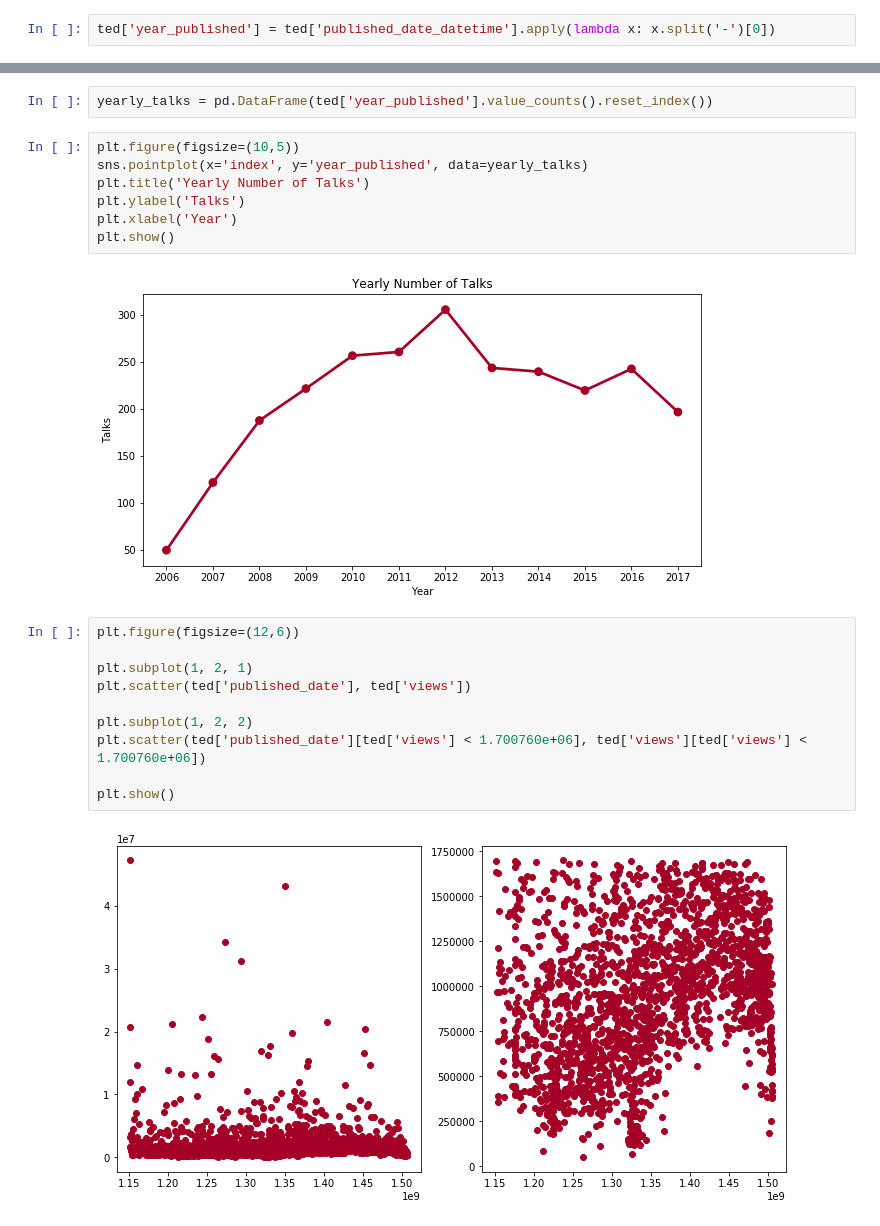
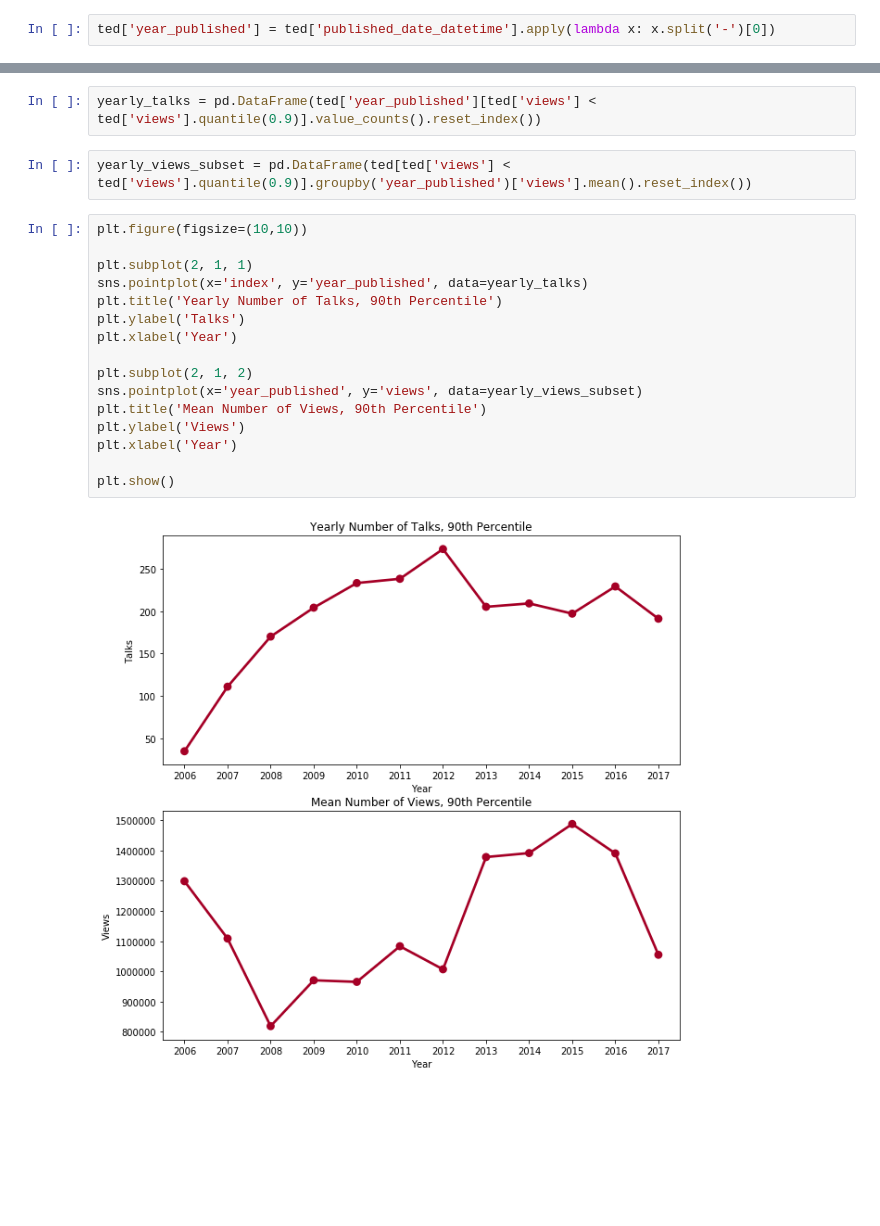
Before and after one commit to lilpricey/Thinkful, a Jupyter notebook: fundamentals/capstone report.ipynb, the cells around one changed output, grey strips where cells are left out. Saved outputs shown, nothing was run; the diff lists cells and outputs as text; blank space fills up the shorter version.

```diff
--- a/fundamentals/capstone report.ipynb
+++ b/fundamentals/capstone report.ipynb
@@ -452,23 +618,22 @@ ted['year_published'] = ted['published_date_datetime'].apply(lambda x: x.split('
 # %%
-yearly_talks = pd.DataFrame(ted['year_published'].value_counts().reset_index())
+yearly_talks = pd.DataFrame(ted['year_published'][ted['views'] < ted['views'].quantile(0.9)].value_counts().reset_index())
+# %%
+yearly_views_subset = pd.DataFrame(ted[ted['views'] < ted['views'].quantile(0.9)].groupby('year_published')['views'].mean().reset_index())
 # %%
-plt.figure(figsize=(10,5))
+plt.figure(figsize=(10,10))
+
+plt.subplot(2, 1, 1)
 sns.pointplot(x='index', y='year_published', data=yearly_talks)
-plt.title('Yearly Number of Talks')
+plt.title('Yearly Number of Talks, 90th Percentile')
 plt.ylabel('Talks')
 plt.xlabel('Year')
+
+plt.subplot(2, 1, 2)
+sns.pointplot(x='year_published', y='views', data=yearly_views_subset)
+plt.title('Mean Number of Views, 90th Percentile')
+plt.ylabel('Views')
+plt.xlabel('Year')
+
 plt.show()
 # %% [output]
-[figure, old version]
+[figure, new version]
-# %%
-plt.figure(figsize=(12,6))
-
-plt.subplot(1, 2, 1)
-plt.scatter(ted['published_date'], ted['views'])
-
-plt.subplot(1, 2, 2)
-plt.scatter(ted['published_date'][ted['views'] < 1.700760e+06], ted['views'][ted['views'] < 1.700760e+06])
-
-plt.show()
-# %% [output]
-[figure, removed]
```
Also changed, not shown: parts of 80 cells of this notebook.
